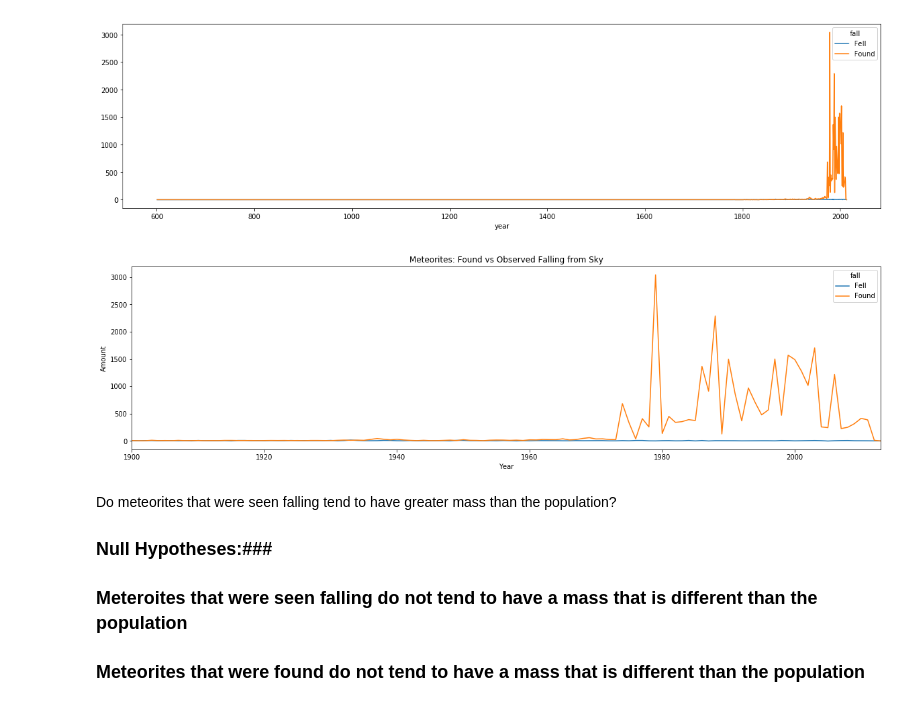
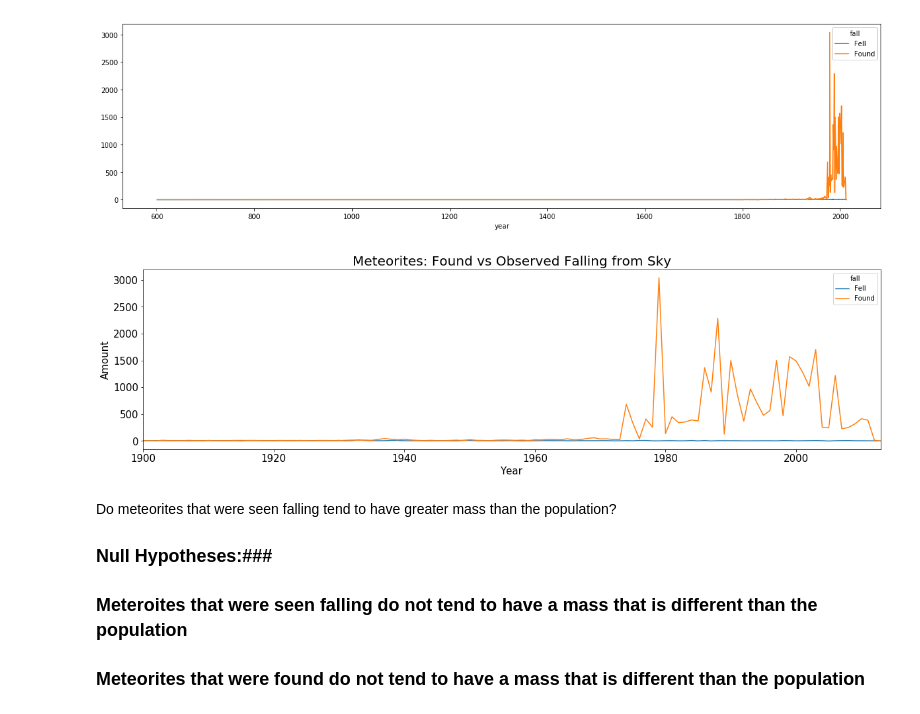
Before and after one commit to shainaboover/Meteorite_Landings, a Jupyter notebook: DSPT7_Build_Week_1.ipynb, the cells around one changed output. Drawn from its saved outputs; the diff is of its cells as text; code cells hidden in the pictures.

```diff
--- a/DSPT7_Build_Week_1.ipynb
+++ b/DSPT7_Build_Week_1.ipynb
@@ -149,12 +149,15 @@ plt.savefig('fell_found');
 [figure]
 # %%
 # look at 1900 to present
-xtab.plot(figsize=(20,5), xlim=(1900,2013), title='Meteorites: Found vs Observed Falling from Sky')
-plt.ylabel('Amount')
-plt.xlabel('Year')
+xtab.plot(figsize=(20,5), xlim=(1900,2013))
+plt.ylabel('Amount', fontsize=15)
+plt.xlabel('Year', fontsize=15)
+plt.xticks(fontsize=15)
+plt.yticks(fontsize=15)
+plt.title('Meteorites: Found vs Observed Falling from Sky', fontsize=20)
 plt.savefig('fell_found_1900');
 # %% [output]
-[figure, old version]
+[figure, new version]
 # %% [markdown]
 Do meteorites that were seen falling tend to have greater mass than the population?
 
```
Also changed, not shown: parts of 10 cells of this notebook.
